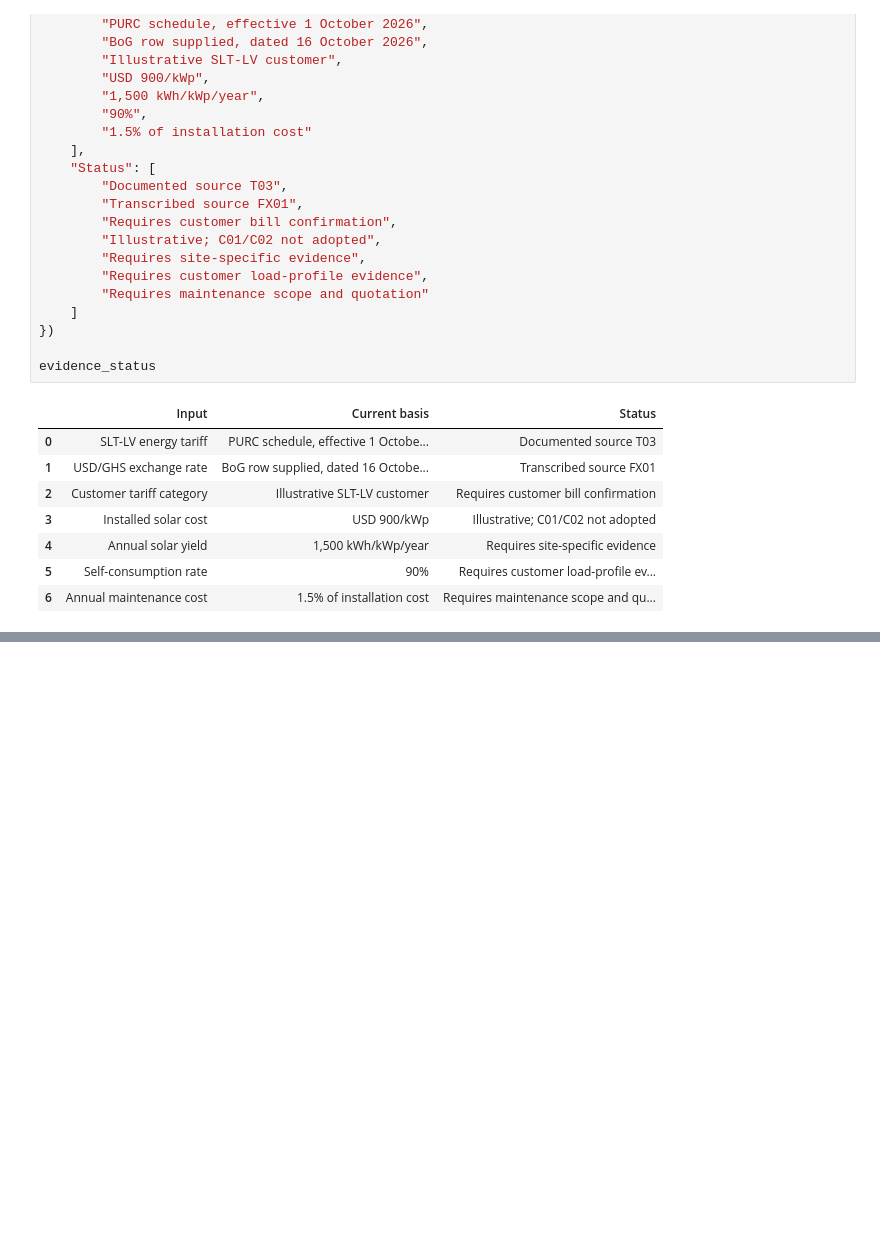
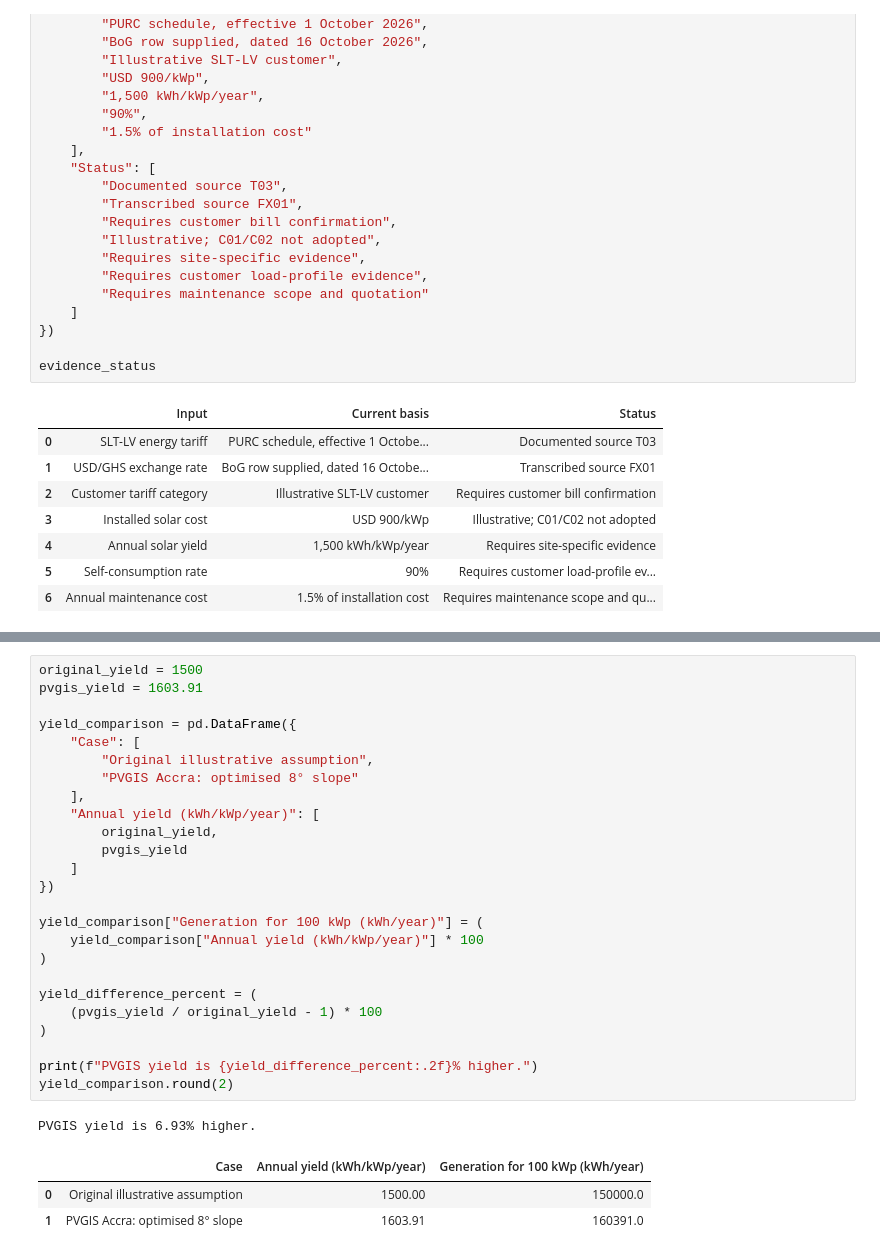
Before and after one commit to GHseyram/Ghana-energy-transition-investment-analytics, a Jupyter notebook: notebooks/04_ghana_solar_market_inputs.ipynb, the cells around one changed output, grey strips where cells are left out. Cells and saved outputs as stored; diff of their text form; blank space fills up the shorter version.

```diff
--- a/notebooks/04_ghana_solar_market_inputs.ipynb
+++ b/notebooks/04_ghana_solar_market_inputs.ipynb
@@ -457,0 +534,30 @@ evidence_status
+# %%
+original_yield = 1500
+pvgis_yield = 1603.91
+
+yield_comparison = pd.DataFrame({
+    "Case": [
+        "Original illustrative assumption",
+        "PVGIS Accra: optimised 8° slope"
+    ],
+    "Annual yield (kWh/kWp/year)": [
+        original_yield,
+        pvgis_yield
+    ]
+})
+
+yield_comparison["Generation for 100 kWp (kWh/year)"] = (
+    yield_comparison["Annual yield (kWh/kWp/year)"] * 100
+)
+
+yield_difference_percent = (
+    (pvgis_yield / original_yield - 1) * 100
+)
+
+print(f"PVGIS yield is {yield_difference_percent:.2f}% higher.")
+yield_comparison.round(2)
+# %% [output]
+PVGIS yield is 6.93% higher.
+|  | Case | Annual yield (kWh/kWp/year) | Generation for 100 kWp (kWh/year) |
+| 0 | Original illustrative assumption | 1500.00 | 150000.0 |
+| 1 | PVGIS Accra: optimised 8° slope | 1603.91 | 160391.0 |
```
Also changed, not shown: parts of 6 cells of this notebook.
